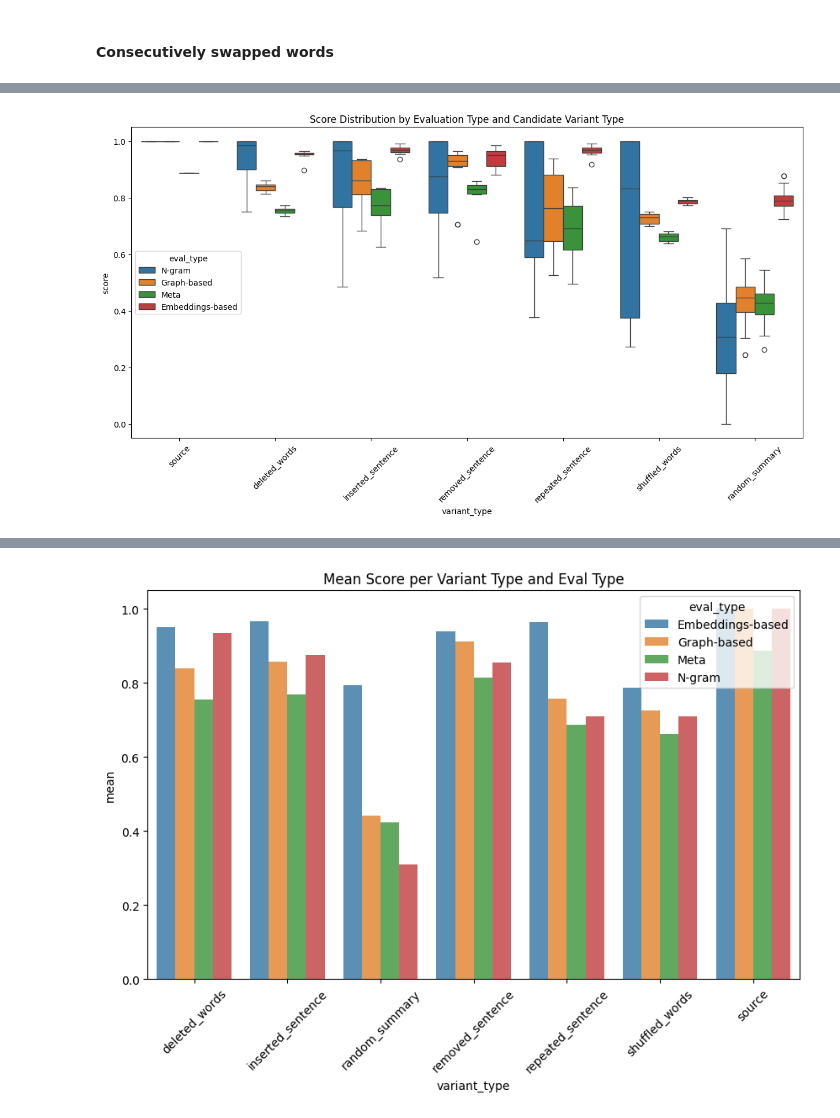
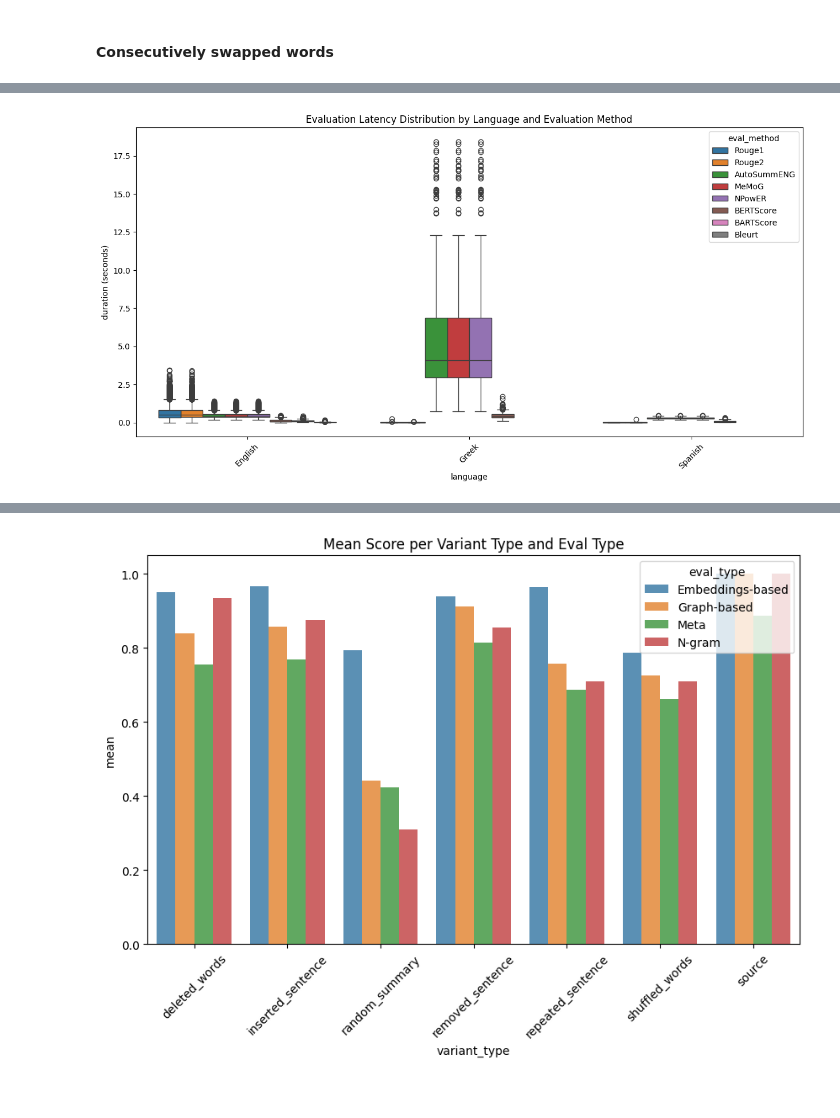
Before and after one commit to stefsyrsiri/financial-summarization-meta-evaluation, a Jupyter notebook: analysis.ipynb, the cells around one changed output, grey strips where cells are left out. Cells and saved outputs as stored; diff of their text form; code cells hidden in the pictures.

Commit message:
feat: Added short analysis for the random summaries and evaluation latency.

```diff
--- a/analysis.ipynb
+++ b/analysis.ipynb
@@ -471,7 +490,6 @@ array([[<Axes: title={'center': 'English'}>,
 ### Evaluation results
 # %%
 en = pd.read_csv('results/English.csv')  # ver: _1
-gr = pd.read_csv('results/Greek.csv')  # ver: _2
+el = pd.read_csv('results/Greek.csv')  # ver: _2
 es = pd.read_csv('results/Spanish.csv')  # ver: _GS1
-dfs = [en, gr, es]
-languages = ['English', 'Greek', 'Spanish']
+dfs = [en, el, es]
@@ -514,0 +522,28 @@ en.loc[(en['variant_type'] == 'deleted_words') & (df['eval_method'] == 'Rouge2')
+# %%
+# Correlation
+en['language'] = 'English'
+el['language'] = 'Greek'
+es['language'] = 'Spanish'
+
+full_df = pd.concat([en, el, es], ignore_index=True)
+
+correlations = []
+
+for method in ['pearson', 'spearman', 'kendall']:
+    corr = (
+        full_df
+        .groupby(['language', 'variant_type', 'eval_method'])[['score', 'noise_percentage']]
+        .corr(method=method)
+        .rename(columns={'score': method})
+        .drop(index='score', level=-1)
+        .reset_index(level=3, drop=True)
+        .drop(columns=['noise_percentage'])
+        .reset_index()
+    )
+    if method != 'pearson':
+        corr = corr[[method]]  # keep only the correlation column
+    correlations.append(corr)
+
+final_corr = pd.concat(correlations, axis=1)
+final_corr = final_corr[~final_corr['variant_type'].isin(['source', 'random_summary'])]
+final_corr
@@ -689,8 +827,9 @@ plt.show()
 # %%
 plt.figure(figsize=(15, 7))
-sns.boxplot(data=df, x='variant_type', y='score', hue='eval_type')
-plt.title('Score Distribution by Evaluation Type and Candidate Variant Type')
+sns.boxplot(data=full_df, x='language', y='duration', hue='eval_method')
+plt.title('Evaluation Latency Distribution by Language and Evaluation Method')
 plt.xticks(rotation=45)
+plt.ylabel('duration (seconds)')
 plt.show()
 # %% [output]
-[figure, old version]
+[figure, new version]
```
Also changed, not shown: parts of 41 cells of this notebook.
